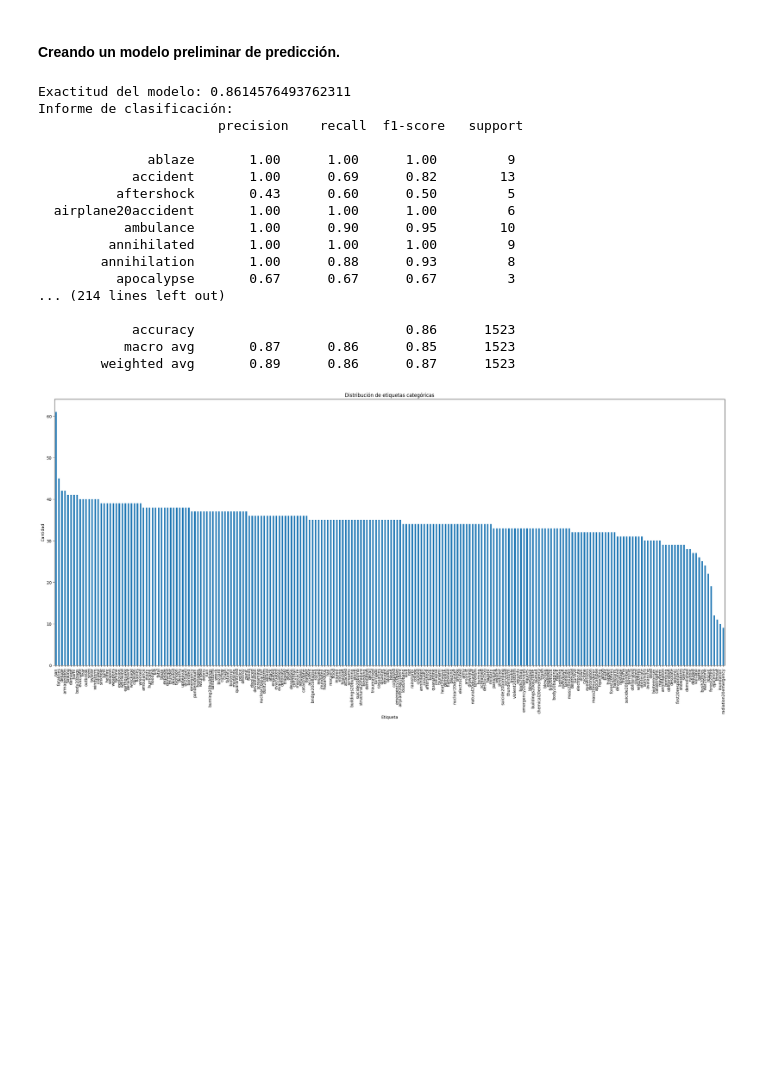
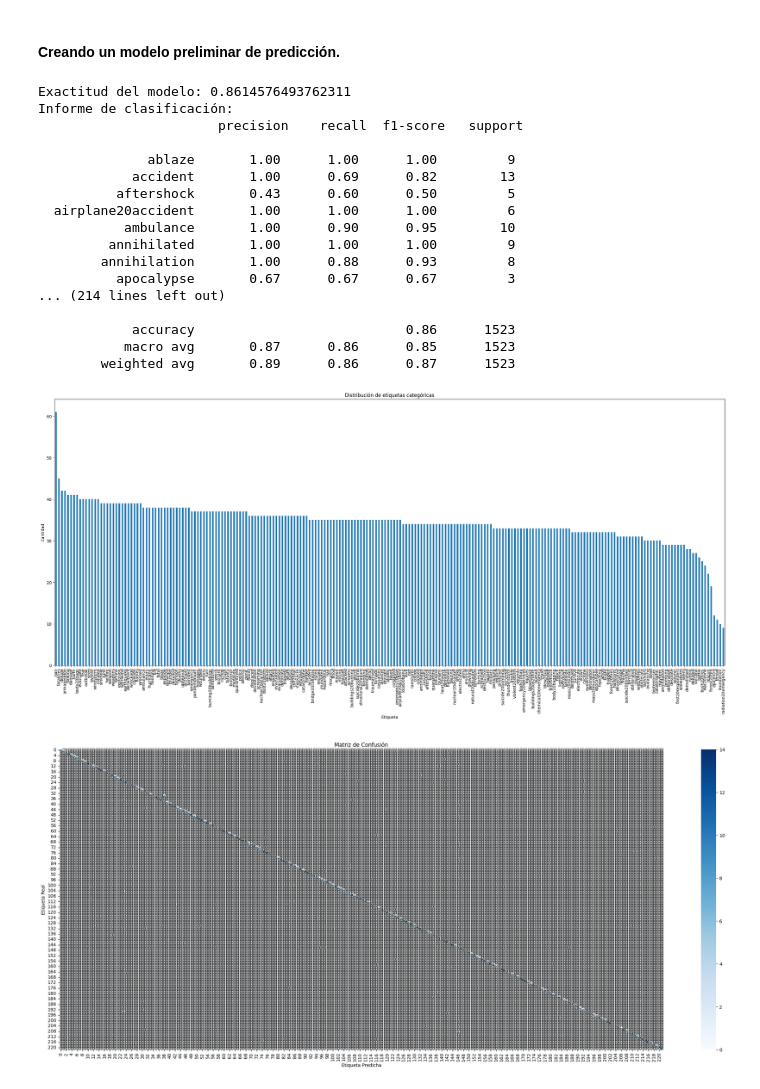
Before and after one commit to Javier19-cmd/Lab4-Data, a Jupyter notebook: Lab4.ipynb, the cells around one changed output. Cells and saved outputs as stored; diff of their text form; code cells hidden in the pictures; blank space fills up the shorter version.

Commit message:
agregando matriz de confusión

```diff
--- a/Lab4.ipynb
+++ b/Lab4.ipynb
@@ -339,39 +339,40 @@ print("Informe de clasificación:\n", classification_rep)
 # Visualizando la distribución de etiquetas categóricas
 plt.figure(figsize=(30, 12))
 label_counts = train['keyword'].value_counts()
 label_counts.plot(kind='bar')
 plt.xlabel('Etiqueta')
 plt.ylabel('Cantidad')
 plt.title('Distribución de etiquetas categóricas')
 plt.xticks(rotation=90)
 plt.show()
 
-# # Creando la matriz de confusión
-# conf_matrix = confusion_matrix(y_test, y_pred)
+# Creando la matriz de confusión
+conf_matrix = confusion_matrix(y_test, y_pred)
 
-# # Visualizando de la matriz de confusión utilizando seaborn
-# plt.figure(figsize=(10, 8))
-# sns.heatmap(conf_matrix, annot=True, cmap='Blues', fmt='d')
-# plt.xlabel('Etiqueta Predicha')
-# plt.ylabel('Etiqueta Real')
-# plt.title('Matriz de Confusión')
-# plt.show()
+# Visualizando de la matriz de confusión utilizando seaborn
+plt.figure(figsize=(30, 12))
+sns.heatmap(conf_matrix, annot=True, cmap='Blues', fmt='d')
+plt.xlabel('Etiqueta Predicha')
+plt.ylabel('Etiqueta Real')
+plt.title('Matriz de Confusión')
+plt.show()
 # %% [output]
 Exactitud del modelo: 0.8614576493762311
 Informe de clasificación:
                        precision    recall  f1-score   support
 
               ablaze       1.00      1.00      1.00         9
             accident       1.00      0.69      0.82        13
           aftershock       0.43      0.60      0.50         5
   airplane20accident       1.00      1.00      1.00         6
            ambulance       1.00      0.90      0.95        10
          annihilated       1.00      1.00      1.00         9
         annihilation       1.00      0.88      0.93         8
           apocalypse       0.67      0.67      0.67         3
 ... (214 lines left out)
 
             accuracy                           0.86      1523
            macro avg       0.87      0.86      0.85      1523
         weighted avg       0.89      0.86      0.87      1523
 [figure]
+[figure, added]
```
